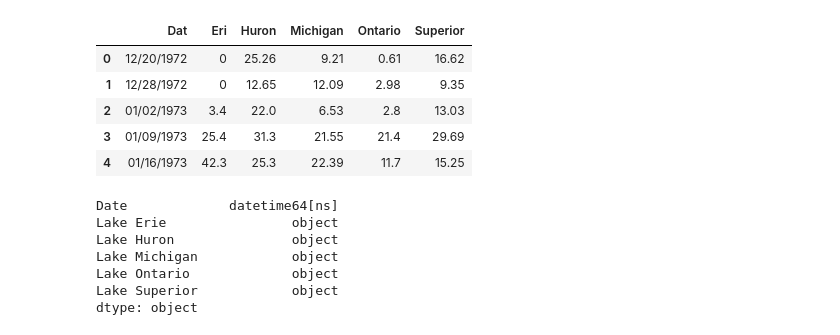
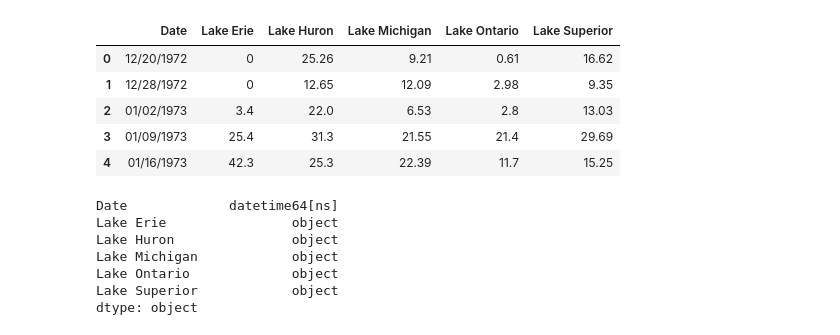
Before and after one commit to JansenKat/SMMBBGKJ-TTH-Prj1, a Jupyter notebook: notebooks/lake_ice.ipynb, the cells around one changed output. Cells and saved outputs as stored; diff of their text form; code cells hidden in the pictures.

```diff
--- a/notebooks/lake_ice.ipynb
+++ b/notebooks/lake_ice.ipynb
@@ -21,19 +21,18 @@ sources = []
 # %%
 for e in files:
     new_df = pd.read_csv(os.path.join(path,e))
     lake = new_df.columns[0].replace(':','')
     sources.append({'Lake':lake,
                    'Sources':new_df.iloc[0]})
     new_df.columns = ['Date',f'{lake}']
     new_df = new_df.drop([0,1])
     if len(df) == 0:
         df = new_df
     else:
         df = df.merge(new_df,how='outer',left_on='Date',right_on ='Date')
-df.columns = [x.strip('Lake ') for x in df.columns]
 df.head()
 # %% [output]
-|  | Dat | Eri | Huron | Michigan | Ontario | Superior |
+|  | Date | Lake Erie | Lake Huron | Lake Michigan | Lake Ontario | Lake Superior |
 | 0 | 12/20/1972 | 0 | 25.26 | 9.21 | 0.61 | 16.62 |
 | 1 | 12/28/1972 | 0 | 12.65 | 12.09 | 2.98 | 9.35 |
 | 2 | 01/02/1973 | 3.4 | 22.0 | 6.53 | 2.8 | 13.03 |
```
Also changed, not shown: parts of 4 cells of this notebook, 2 other files.
